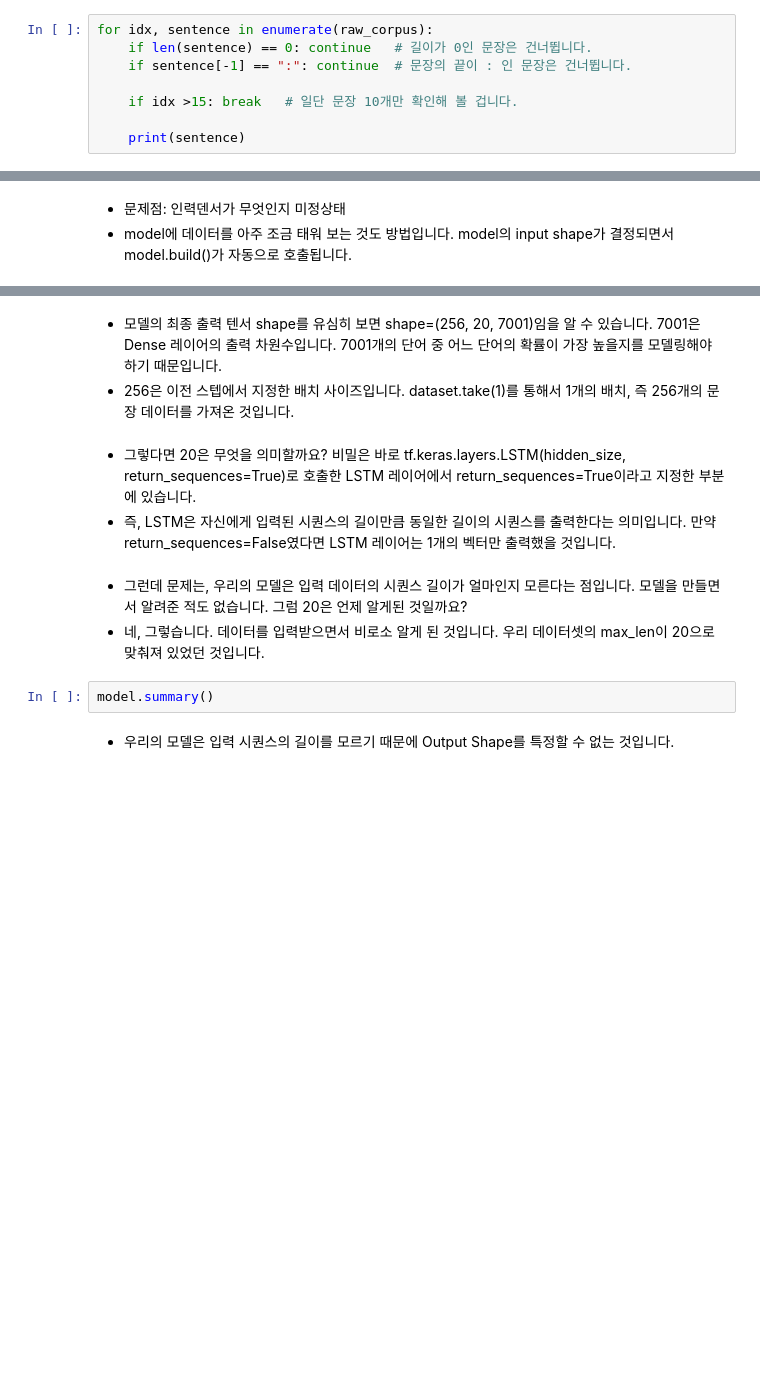
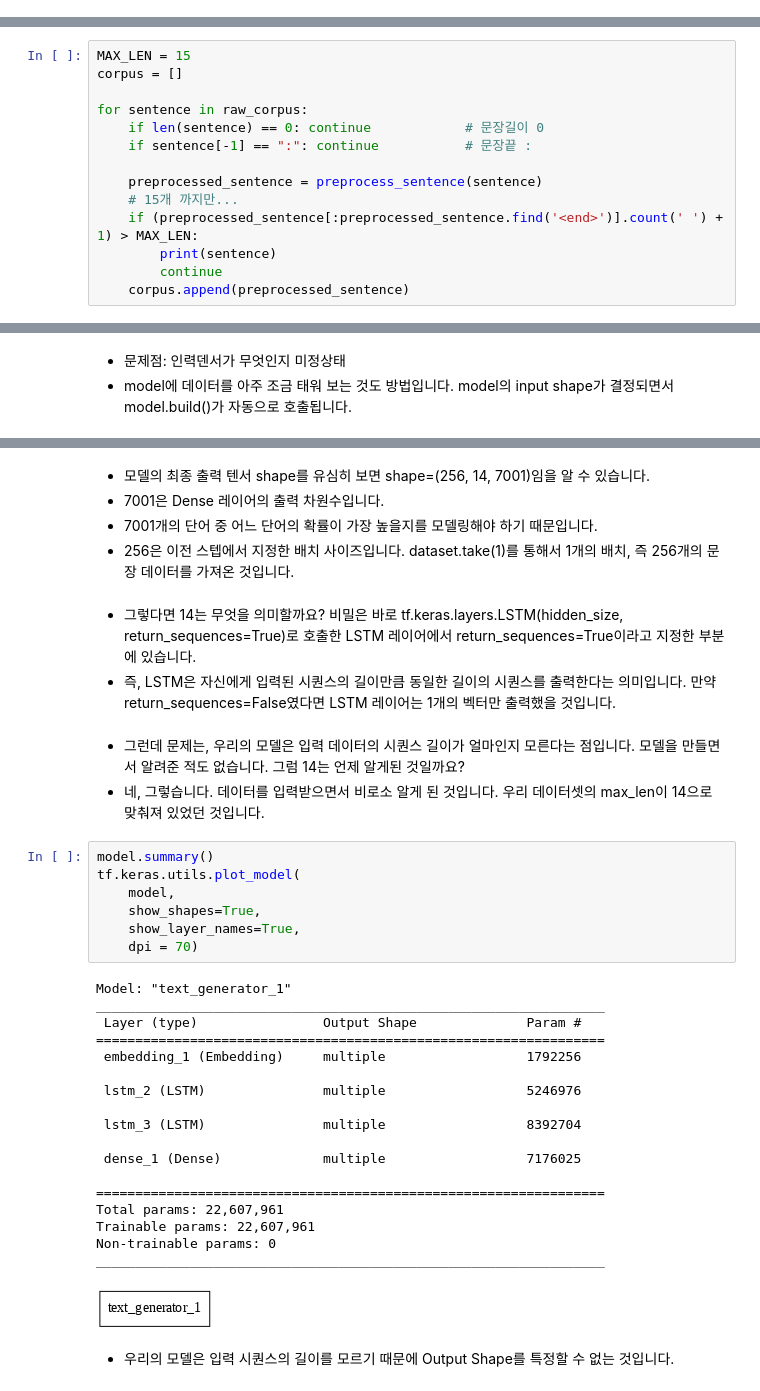
Before and after one commit to twelvesense/first-repository, a Jupyter notebook: ExplNode06.ipynb, the cells around one changed output, grey strips where cells are left out. Drawn from its saved outputs; the diff is of its cells as text; blank space fills up the shorter version.

```diff
--- a/ExplNode06.ipynb
+++ b/ExplNode06.ipynb
@@ -131,13 +146,5 @@ print("Examples:\n", raw_corpus[:3])
 데이터 크기: 187088
 Examples:
  ['They say get ready for the revolution', "I think it's time we find some sorta solution", "Somebody's caught up in the endless pollution"]
-# %%
-for idx, sentence in enumerate(raw_corpus):
-    if len(sentence) == 0: continue   # 길이가 0인 문장은 건너뜁니다.
-    if sentence[-1] == ":": continue  # 문장의 끝이 : 인 문장은 건너뜁니다.
-
-    if idx >15: break   # 일단 문장 10개만 확인해 볼 겁니다.
-
-    print(sentence)
 # %% [markdown]
 ## 2-4. 데이터 전처리하기
@@ -143,0 +177,14 @@ for idx, sentence in enumerate(raw_corpus):
+# %%
+MAX_LEN = 15
+corpus = []
+
+for sentence in raw_corpus:
+    if len(sentence) == 0: continue            # 문장길이 0
+    if sentence[-1] == ":": continue           # 문장끝 :
+
+    preprocessed_sentence = preprocess_sentence(sentence)
+    # 15개 까지만...
+    if (preprocessed_sentence[:preprocessed_sentence.find('<end>')].count(' ') + 1) > MAX_LEN:
+        print(sentence)
+        continue
+    corpus.append(preprocessed_sentence)
@@ -255,14 +353,40 @@ model(src_sample)
 # %% [markdown]
-- 모델의 최종 출력 텐서 shape를 유심히 보면 shape=(256, 20, 7001)임을 알 수 있습니다. 7001은 Dense 레이어의 출력 차원수입니다. 7001개의 단어 중 어느 단어의 확률이 가장 높을지를 모델링해야 하기 때문입니다.
+- 모델의 최종 출력 텐서 shape를 유심히 보면 shape=(256, 14, 7001)임을 알 수 있습니다.
+- 7001은 Dense 레이어의 출력 차원수입니다.
+- 7001개의 단어 중 어느 단어의 확률이 가장 높을지를 모델링해야 하기 때문입니다.
 - 256은 이전 스텝에서 지정한 배치 사이즈입니다. dataset.take(1)를 통해서 1개의 배치, 즉 256개의 문장 데이터를 가져온 것입니다.
 # %% [markdown]
-- 그렇다면 20은 무엇을 의미할까요? 비밀은 바로 tf.keras.layers.LSTM(hidden_size, return_sequences=True)로 호출한 LSTM 레이어에서 return_sequences=True이라고 지정한 부분에 있습니다.
+- 그렇다면 14는 무엇을 의미할까요? 비밀은 바로 tf.keras.layers.LSTM(hidden_size, return_sequences=True)로 호출한 LSTM 레이어에서 return_sequences=True이라고 지정한 부분에 있습니다.
 - 즉, LSTM은 자신에게 입력된 시퀀스의 길이만큼 동일한 길이의 시퀀스를 출력한다는 의미입니다. 만약 return_sequences=False였다면 LSTM 레이어는 1개의 벡터만 출력했을 것입니다.
 # %% [markdown]
-- 그런데 문제는, 우리의 모델은 입력 데이터의 시퀀스 길이가 얼마인지 모른다는 점입니다. 모델을 만들면서 알려준 적도 없습니다. 그럼 20은 언제 알게된 것일까요?
-- 네, 그렇습니다. 데이터를 입력받으면서 비로소 알게 된 것입니다. 우리 데이터셋의 max_len이 20으로 맞춰져 있었던 것입니다.
+- 그런데 문제는, 우리의 모델은 입력 데이터의 시퀀스 길이가 얼마인지 모른다는 점입니다. 모델을 만들면서 알려준 적도 없습니다. 그럼 14는 언제 알게된 것일까요?
+- 네, 그렇습니다. 데이터를 입력받으면서 비로소 알게 된 것입니다. 우리 데이터셋의 max_len이 14으로 맞춰져 있었던 것입니다.
-# %%
-model.summary()
+# %%
+model.summary()
+tf.keras.utils.plot_model(
+    model,
+    show_shapes=True,
+    show_layer_names=True,
+    dpi = 70)
+# %% [output]
+Model: "text_generator_1"
+_________________________________________________________________
+ Layer (type)                Output Shape              Param #
+=================================================================
+ embedding_1 (Embedding)     multiple                  1792256
+
+ lstm_2 (LSTM)               multiple                  5246976
+
+ lstm_3 (LSTM)               multiple                  8392704
+
+ dense_1 (Dense)             multiple                  7176025
+
+=================================================================
+Total params: 22,607,961
+Trainable params: 22,607,961
+Non-trainable params: 0
+_________________________________________________________________
+[figure, added]
 # %% [markdown]
 - 우리의 모델은 입력 시퀀스의 길이를 모르기 때문에 Output Shape를 특정할 수 없는 것입니다.
 # %% [markdown]
```
Also changed, not shown: parts of 27 cells of this notebook.
